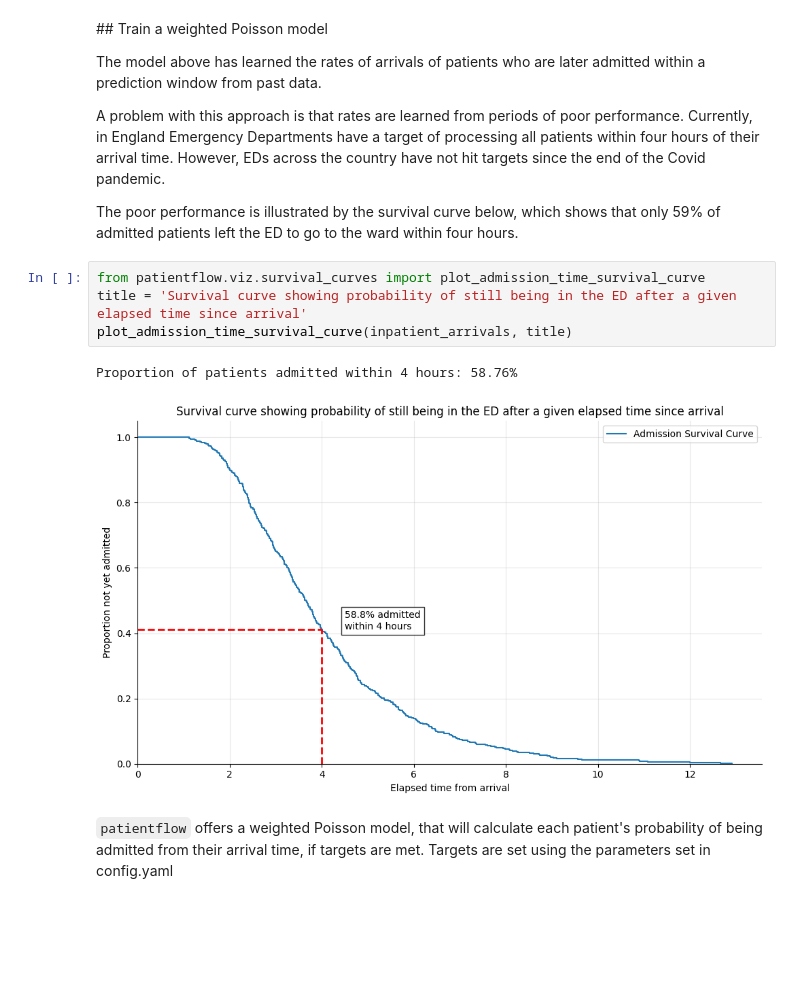
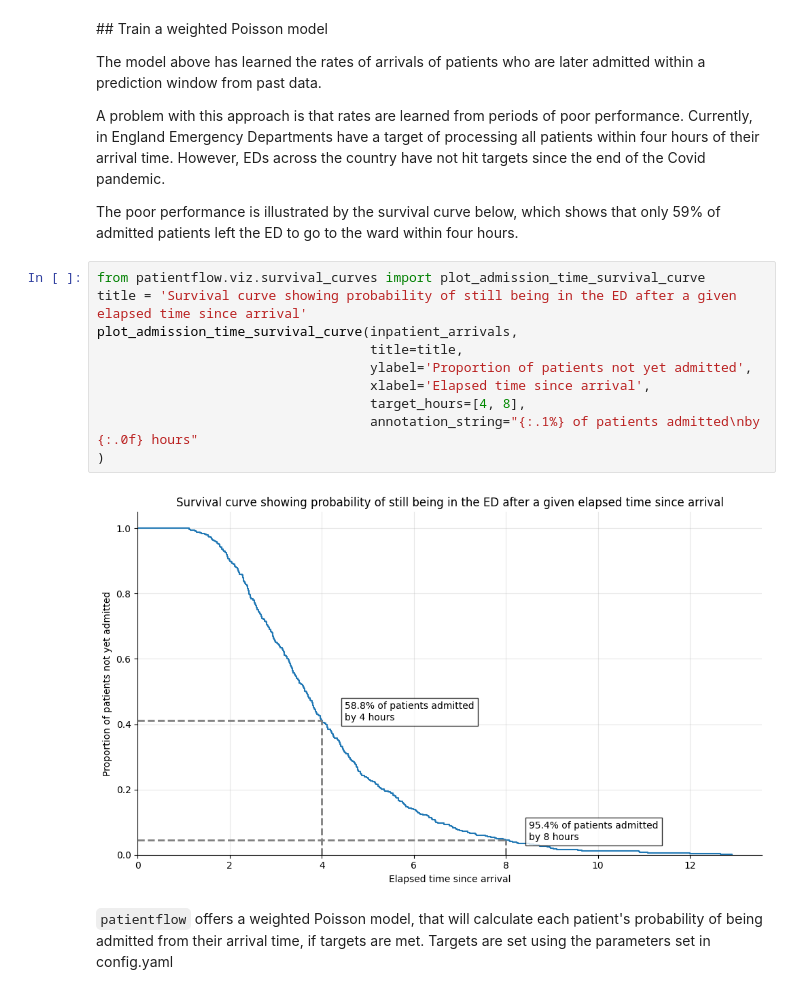
Before and after one commit to UCL-CORU/patientflow, a Jupyter notebook: notebooks/3c_Predict_bed_counts_without_using_patient_snapshots.ipynb, the cells around one changed output. Saved outputs shown, nothing was run; the diff lists cells and outputs as text; blank space fills up the shorter version.

```diff
--- a/notebooks/3c_Predict_bed_counts_without_using_patient_snapshots.ipynb
+++ b/notebooks/3c_Predict_bed_counts_without_using_patient_snapshots.ipynb
@@ -182,10 +182,15 @@ The poor performance is illustrated by the survival curve below, which shows tha
 # %%
 from patientflow.viz.survival_curves import plot_admission_time_survival_curve
 title = 'Survival curve showing probability of still being in the ED after a given elapsed time since arrival'
-plot_admission_time_survival_curve(inpatient_arrivals, title)
+plot_admission_time_survival_curve(inpatient_arrivals,
+                                   title=title,
+                                   ylabel='Proportion of patients not yet admitted',
+                                   xlabel='Elapsed time since arrival',
+                                   target_hours=[4, 8],
+                                   annotation_string="{:.1%} of patients admitted\nby {:.0f} hours"
+)
 # %% [output]
-Proportion of patients admitted within 4 hours: 58.76%
-[figure, old version]
+[figure, new version]
 # %% [markdown]
 `patientflow` offers a weighted Poisson model, that will calculate each patient's probability of being admitted from their arrival time, if targets are met. Targets are set using the parameters set in config.yaml
 # %%
```
Also changed, not shown: 3 other files.
